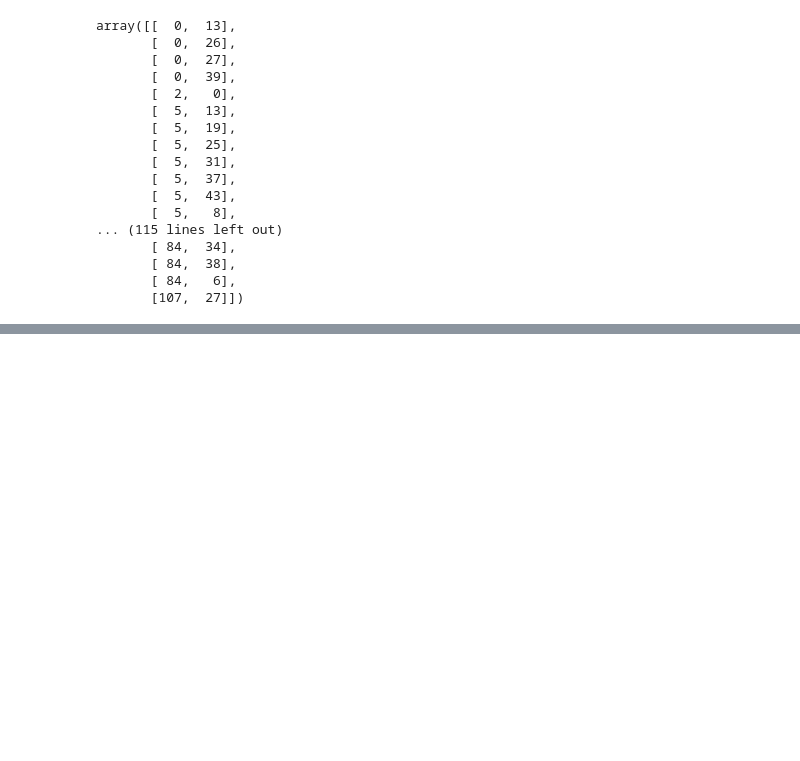
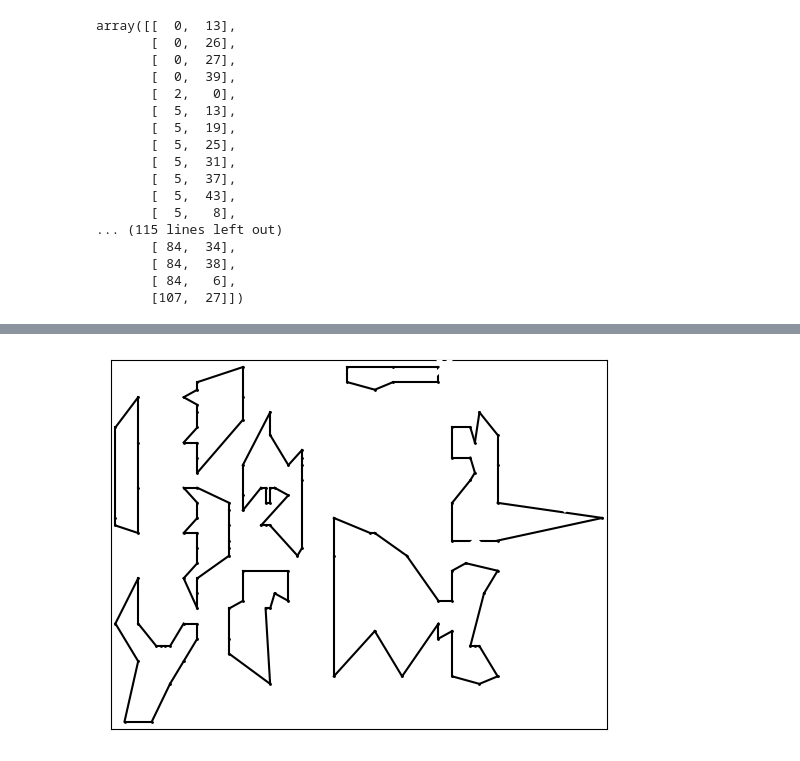
Before and after one commit to multifacs/tsp-clustering, a Jupyter notebook: main.ipynb, the cells around one changed output, grey strips where cells are left out. Drawn from its saved outputs; the diff is of its cells as text; code cells hidden in the pictures; blank space fills up the shorter version.

```diff
--- a/main.ipynb
+++ b/main.ipynb
@@ -320,3 +285,10 @@ concatenate_clusters(CLUSTERS[0], CLUSTERS[2], CENTROIDS[0], CENTROIDS[2])
+# %%
+CLUSTERS.append(new_cluster)
+CENTROIDS += new_centroid
+# %%
+plot_clusters(cities, CLUSTERS, CENTROIDS)
+# %% [output]
+[figure, added]
 # %%
 # cost = 0
 # for i in range(len(seq_res) - 1):
```
Also changed, not shown: parts of 16 cells of this notebook.
